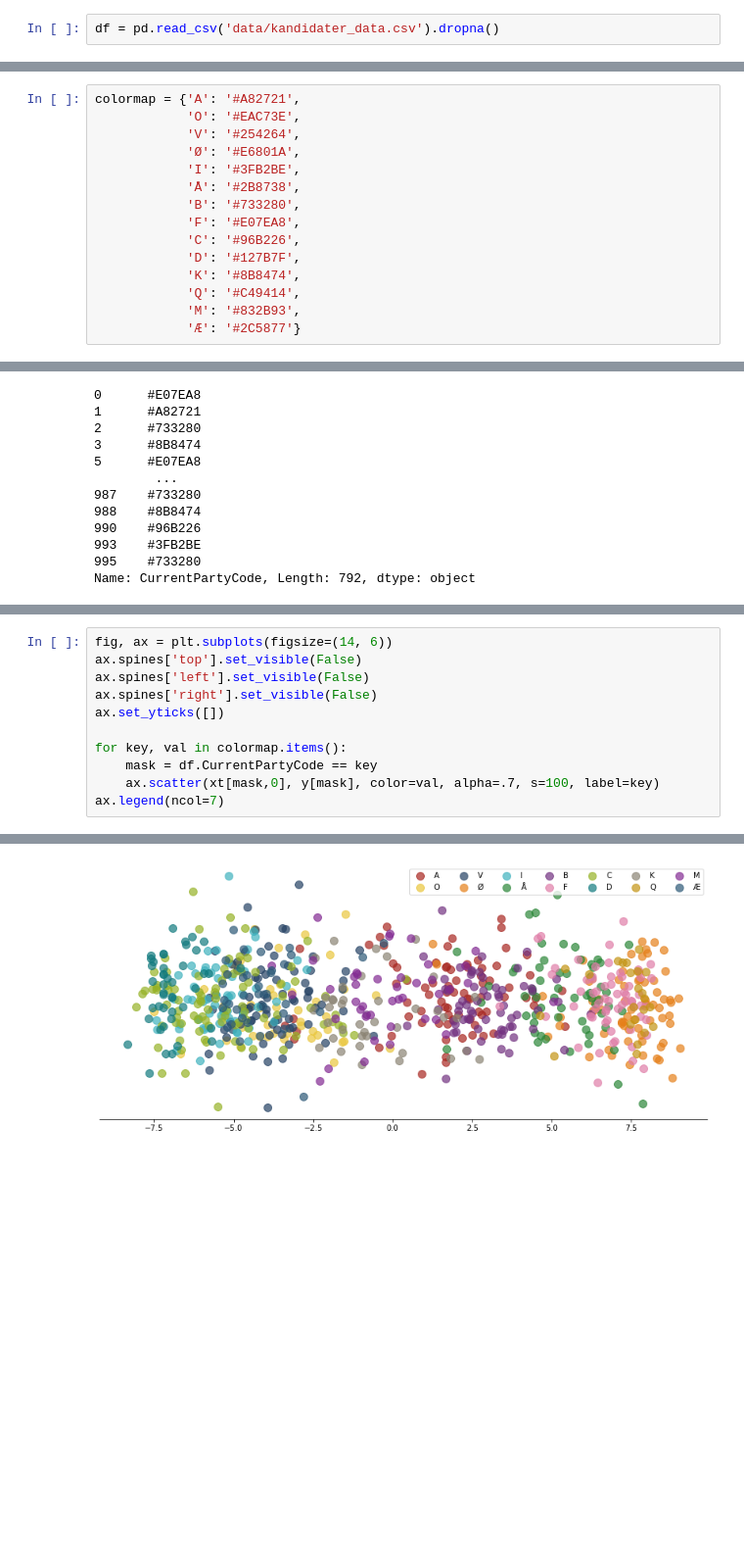
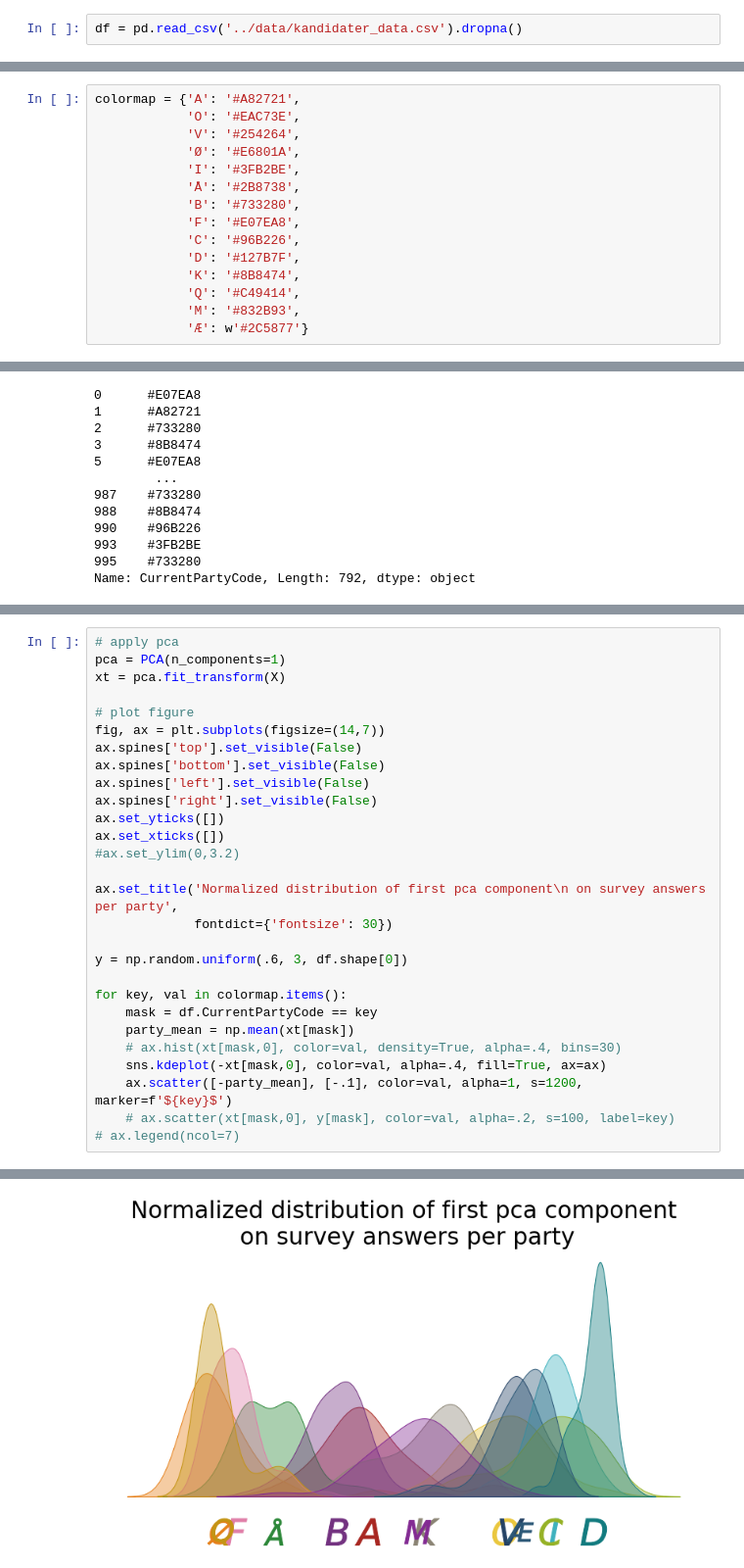
Before and after one commit to Marcus-Friis/applied-statistics, a Jupyter notebook: notebooks/pca_test.ipynb, the cells around one changed output, grey strips where cells are left out. Shown at 98% size. Cells and saved outputs as stored; diff of their text form; blank space fills up the shorter version.

```diff
--- a/notebooks/pca_test.ipynb
+++ b/notebooks/pca_test.ipynb
@@ -7,5 +15,5 @@ import numpy as np
 # %%
-df = pd.read_csv('data/kandidater_data.csv').dropna()
+df = pd.read_csv('../data/kandidater_data.csv').dropna()
 # %%
 df
 # %% [output]
@@ -39,7 +47,7 @@ colormap = {'A': '#A82721',
             'K': '#8B8474',
             'Q': '#C49414',
             'M': '#832B93',
-            'Æ': '#2C5877'}
+            'Æ': w'#2C5877'}
 # %%
 c = labels.map(colormap)
 # %%
@@ -71,12 +68,29 @@ y = np.random.randn(df.shape[0])
 # %%
-fig, ax = plt.subplots(figsize=(14, 6))
+# apply pca
+pca = PCA(n_components=1)
+xt = pca.fit_transform(X)
+
+# plot figure
+fig, ax = plt.subplots(figsize=(14,7))
 ax.spines['top'].set_visible(False)
+ax.spines['bottom'].set_visible(False)
 ax.spines['left'].set_visible(False)
 ax.spines['right'].set_visible(False)
 ax.set_yticks([])
+ax.set_xticks([])
+#ax.set_ylim(0,3.2)
+
+ax.set_title('Normalized distribution of first pca component\n on survey answers per party',
+             fontdict={'fontsize': 30})
+
+y = np.random.uniform(.6, 3, df.shape[0])
 
 for key, val in colormap.items():
     mask = df.CurrentPartyCode == key
-    ax.scatter(xt[mask,0], y[mask], color=val, alpha=.7, s=100, label=key)
-ax.legend(ncol=7)
+    party_mean = np.mean(xt[mask])
+    # ax.hist(xt[mask,0], color=val, density=True, alpha=.4, bins=30)
+    sns.kdeplot(-xt[mask,0], color=val, alpha=.4, fill=True, ax=ax)
+    ax.scatter([-party_mean], [-.1], color=val, alpha=1, s=1200, marker=f'${key}$')
+    # ax.scatter(xt[mask,0], y[mask], color=val, alpha=.2, s=100, label=key)
+# ax.legend(ncol=7)
 # %% [output]
@@ -84 +97 @@ ax.legend(ncol=7)
-[figure, old version]
+[figure, new version]
```
Also changed, not shown: parts of 12 cells of this notebook, 3 other files.
